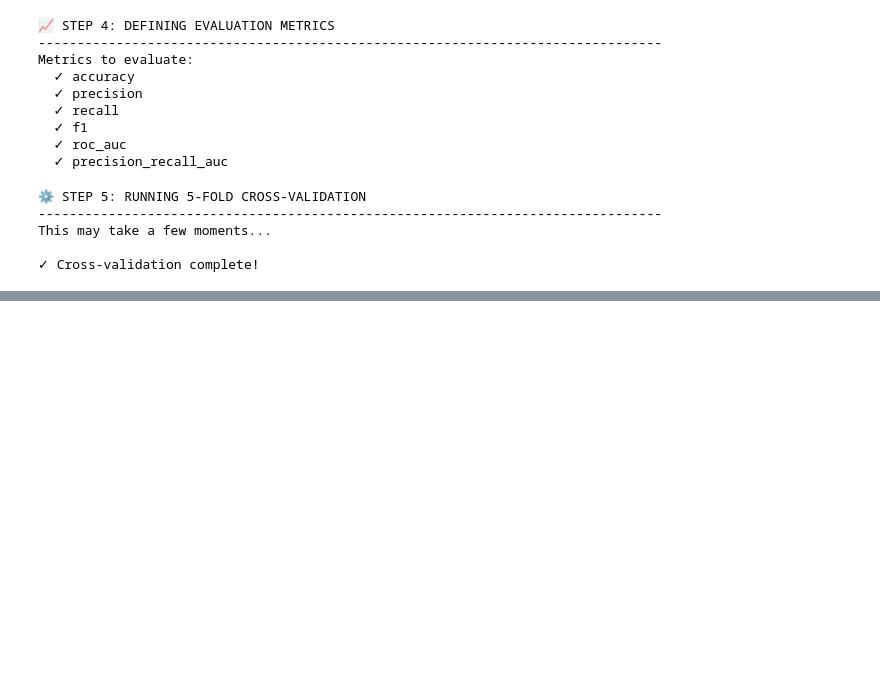
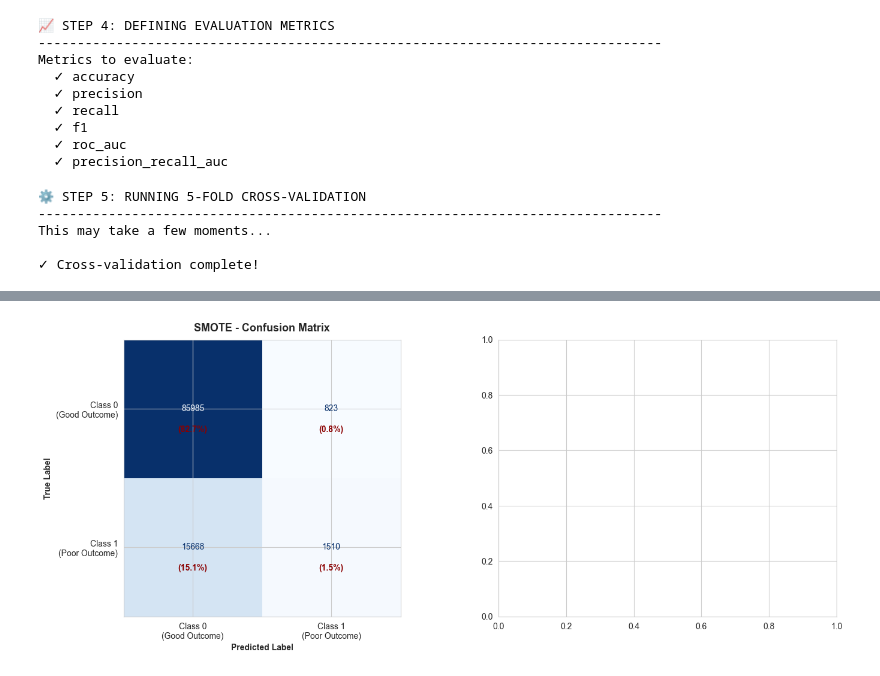
Before and after one commit to saras-audrius/EAISI-Group-Project---NHS, a Jupyter notebook: code/modelling_experiment.ipynb, the cells around one changed output, grey strips where cells are left out. Drawn from its saved outputs; the diff is of its cells as text; code cells hidden in the pictures; blank space fills up the shorter version.

```diff
--- a/code/modelling_experiment.ipynb
+++ b/code/modelling_experiment.ipynb
@@ -1369,0 +1319,18 @@ print("="*80)
+# %%
+# ============================================================================
+# 1. UNDERSTAND CURRENT CLASS IMBALANCE
+# ============================================================================
+
+print("\n" + "="*80)
+print("STEP 1: CURRENT CLASS DISTRIBUTION")
+print("="*80)
+
+train_counts = pd.Series(y_train).value_counts().sort_index()
+print(f"\nOriginal training set distribution:")
+for cls, count in train_counts.items():
+    pct = (count / len(y_train)) * 100
+    print(f"  Class {cls}: {count:,} ({pct:.2f}%)")
+
+imbalance_ratio = train_counts[1] / train_counts[0]
+print(f"\nImbalance ratio: {imbalance_ratio:.2f}:1")
+print(f"\nSMOTE will create synthetic samples of class 0 (minority) to balance the dataset.")
@@ -1369,0 +1590,70 @@ print("="*80)
+# %%
+# ============================================================================
+# 10. CONFUSION MATRIX FOR SMOTE
+# ============================================================================
+
+from sklearn.model_selection import cross_val_predict
+from sklearn.metrics import confusion_matrix, ConfusionMatrixDisplay
+
+print("\n" + "="*80)
+print("CONFUSION MATRIX ANALYSIS - SMOTE")
+print("="*80)
+
+# Get predictions using cross-validation
+print("\n⚙️ Generating predictions using 5-fold cross-validation...")
+y_pred_smote = cross_val_predict(
+    estimator=smote_pipeline,
+    X=X_train_final_encoded,
+    y=y_train,
+    cv=cv_smote,
+    n_jobs=-1
+)
+
+print("✓ Predictions generated!")
+
+# Compute confusion matrix
+cm_smote = confusion_matrix(y_train, y_pred_smote)
+tn_smote, fp_smote, fn_smote, tp_smote = cm_smote.ravel()
+
+print("\nConfusion Matrix Values:")
+print(f"  True Negatives (TN):  {tn_smote:,}")
+print(f"  False Positives (FP): {fp_smote:,}")
+print(f"  False Negatives (FN): {fn_smote:,}")
+print(f"  True Positives (TP):  {tp_smote:,}")
+
+# Calculate metrics
+total_smote = tn_smote + fp_smote + fn_smote + tp_smote
+accuracy_smote = (tp_smote + tn_smote) / total_smote
+precision_smote = tp_smote / (tp_smote + fp_smote) if (tp_smote + fp_smote) > 0 else 0
+recall_smote = tp_smote / (tp_smote + fn_smote) if (tp_smote + fn_smote) > 0 else 0
+f1_smote = 2 * (precision_smote * recall_smote) / (precision_smote + recall_smote) if (precision_smote + recall_smote) > 0 else 0
+
+print(f"\n✓ Accuracy:  {accuracy_smote:.4f}")
+print(f"✓ Precision: {precision_smote:.4f}")
+print(f"✓ Recall:    {recall_smote:.4f}")
+print(f"✓ F1-Score:  {f1_smote:.4f}")
+
+# Visualize confusion matrices side by side
+fig, axes = plt.subplots(1, 2, figsize=(16, 6))
+
+# SMOTE confusion matrix
+disp1 = ConfusionMatrixDisplay(confusion_matrix=cm_smote,
+                               display_labels=['Class 0\n(Good Outcome)', 'Class 1\n(Poor Outcome)'])
+disp1.plot(ax=axes[0], cmap='Blues', values_format='d', colorbar=False)
+axes[0].set_title('SMOTE - Confusion Matrix', fontsize=13, fontweight='bold', pad=10)
+axes[0].set_xlabel('Predicted Label', fontweight='bold')
+axes[0].set_ylabel('True Label', fontweight='bold')
+
+# Add percentages
+for i in range(2):
+    for j in range(2):
+        count = cm_smote[i, j]
+        pct = (count / total_smote) * 100
+        axes[0].text(j, i + 0.15, f'({pct:.1f}%)',
+                    ha='center', va='center', fontsize=10, color='darkred', fontweight='bold')
+
+
+print("\n" + "="*80)
+print("✓ CONFUSION MATRIX ANALYSIS COMPLETE")
+print("="*80)
+# %% [output]
@@ -1369,0 +1677 @@ print("="*80)
+[figure, added]
```
Also changed, not shown: parts of 30 cells of this notebook.
